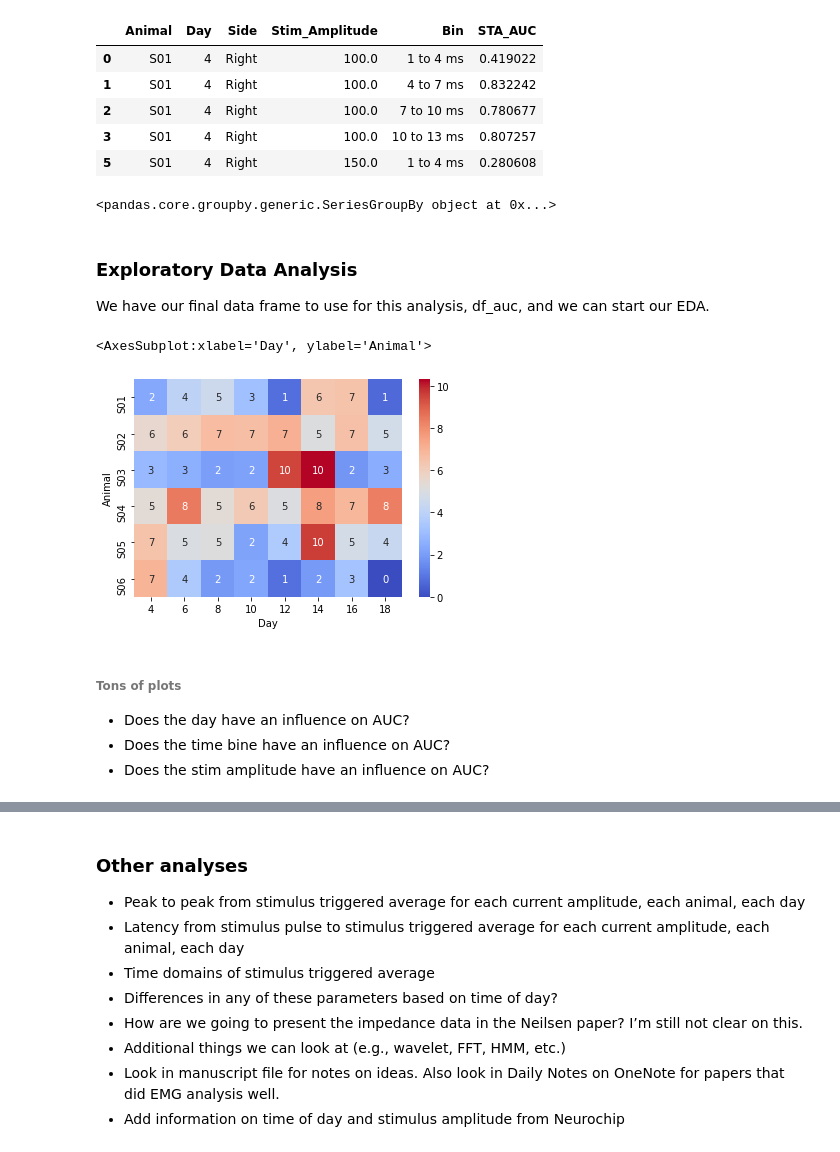
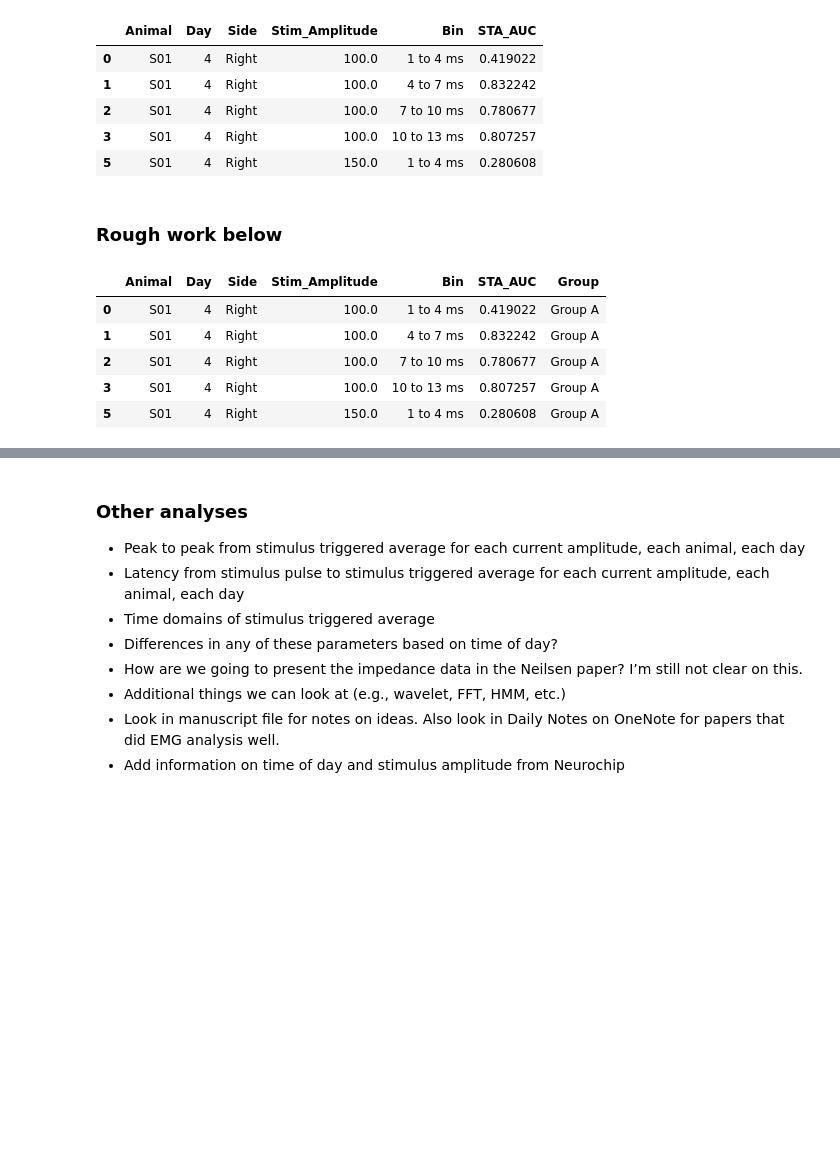
Before and after one commit to IanGMalone/Evoked_Potential_Analysis, a Jupyter notebook: Motor Evoked Potential Analyses.ipynb, the cells around one changed output, grey strips where cells are left out. Cells and saved outputs as stored; diff of their text form; code cells hidden in the pictures; blank space fills up the shorter version.

```diff
--- a/Motor Evoked Potential Analyses.ipynb
+++ b/Motor Evoked Potential Analyses.ipynb
@@ -184,27 +186,23 @@ df_auc.head()
 | 2 | S01 | 4 | Right | 100.0 | 7 to 10 ms | 0.780677 |
 | 3 | S01 | 4 | Right | 100.0 | 10 to 13 ms | 0.807257 |
 | 5 | S01 | 4 | Right | 150.0 | 1 to 4 ms | 0.280608 |
-# %%
-df_auc.groupby(['Animal', 'Stim_Amplitude', 'Bin'])['STA_AUC']
-# df_auc.head(20)
-# %% [output]
-<pandas.core.groupby.generic.SeriesGroupBy object at 0x...>
-# %% [markdown]
-### Exploratory Data Analysis
-
-We have our final data frame to use for this analysis, df_auc, and we can start our EDA.
-# %%
-# Use a heatmap to look at animal (y), day (x), and max AUC (heat)
-
-df_animal_day = df_auc.groupby(['Animal', 'Day'])['STA_AUC'].max().reset_index()
-df_animal_day_pivot = df_animal_day.pivot(index='Animal', columns='Day', values='STA_AUC').fillna(0)
-sns.heatmap(df_animal_day_pivot, annot=True, fmt='.0f', cmap="coolwarm")
-# %% [output]
-<AxesSubplot:xlabel='Day', ylabel='Animal'>
-[figure, removed]
-# %% [markdown]
-###### Tons of plots
-
-- Does the day have an influence on AUC?
-- Does the time bine have an influence on AUC?
-- Does the stim amplitude have an influence on AUC?
+# %% [markdown]
+### Rough work below
+# %%
+import numpy as np
+
+# add animal group information to the dataframe
+conditions = [
+    (df_auc['Animal'] == 'S01') | (df_auc['Animal'] == 'S02'),
+    (df_auc['Animal'] == 'S03') | (df_auc['Animal'] == 'S04'),
+    (df_auc['Animal'] == 'S05') | (df_auc['Animal'] == 'S06')]
+choices = ['Group A', 'Group B', 'Group C']
+df_auc['Group'] = np.select(conditions, choices)
+df_auc.head()
+# %% [output]
+|  | Animal | Day | Side | Stim_Amplitude | Bin | STA_AUC | Group |
+| 0 | S01 | 4 | Right | 100.0 | 1 to 4 ms | 0.419022 | Group A |
+| 1 | S01 | 4 | Right | 100.0 | 4 to 7 ms | 0.832242 | Group A |
+| 2 | S01 | 4 | Right | 100.0 | 7 to 10 ms | 0.780677 | Group A |
+| 3 | S01 | 4 | Right | 100.0 | 10 to 13 ms | 0.807257 | Group A |
+| 5 | S01 | 4 | Right | 150.0 | 1 to 4 ms | 0.280608 | Group A |
```
Also changed, not shown: parts of 5 cells of this notebook.
